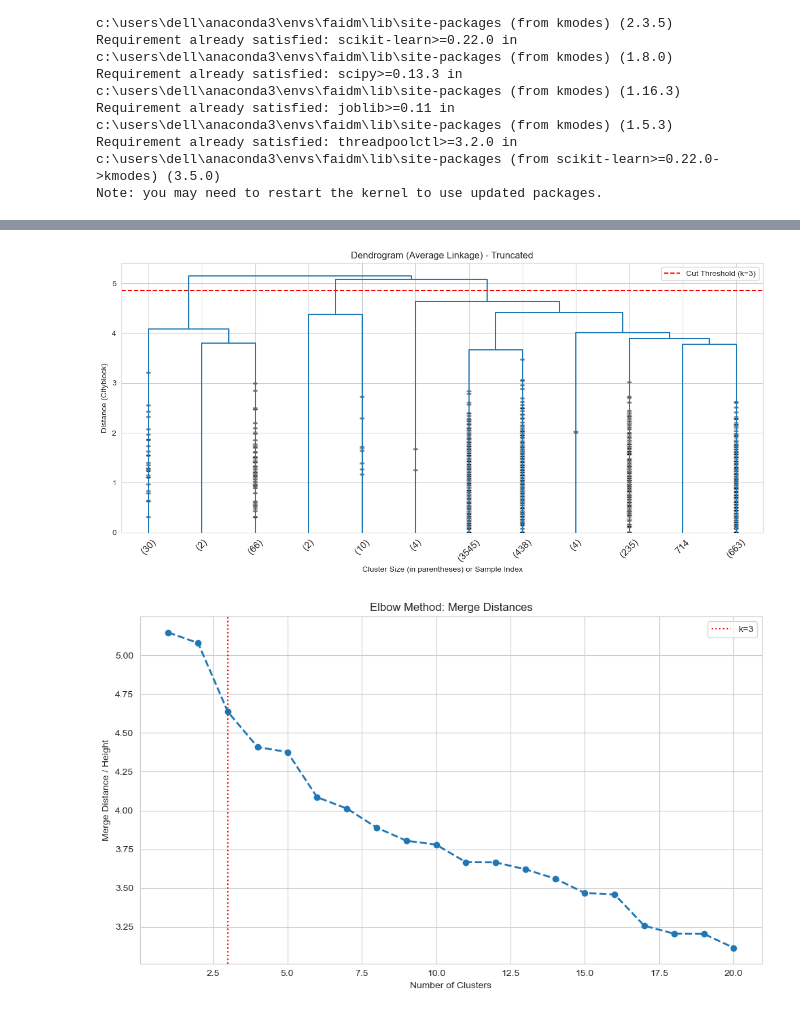
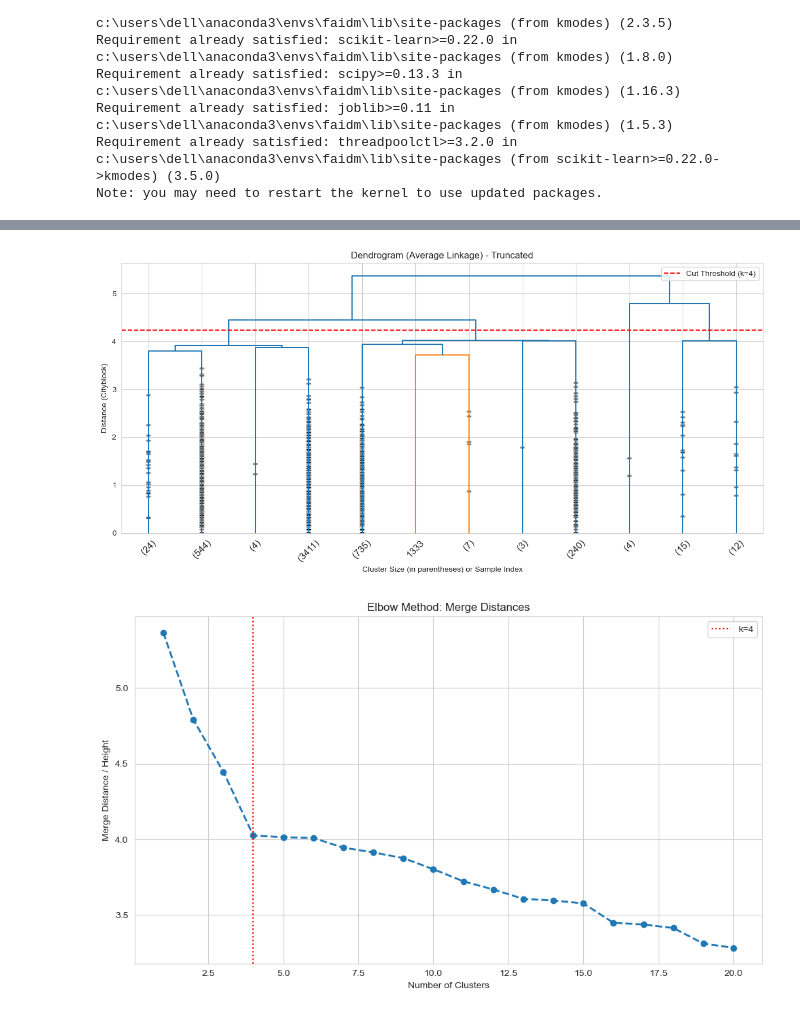
Before and after one commit to RoshanBM/FAIDM-Individual, a Jupyter notebook: diabetes-risk-analysis/notebooks/02_clustering_analysis.ipynb, the cells around one changed output, grey strips where cells are left out. Drawn from its saved outputs; the diff is of its cells as text; code cells hidden in the pictures.

```diff
--- a/diabetes-risk-analysis/notebooks/02_clustering_analysis.ipynb
+++ b/diabetes-risk-analysis/notebooks/02_clustering_analysis.ipynb
@@ -157,6 +166,7 @@ print(f"Explained Variance by Component: {explained_variance[:n_components_95]}"
 # Create the Optimized Dimension-Reduced Dataset for Clustering
 pca_opt = PCA(n_components=n_components_95)
 X_kmeans = pd.DataFrame(pca_opt.fit_transform(X_pca_input))
+X_kmeans.index = X_pca_input.index # Update: Preserve original index to ensure alignment with df for downstream tasks
 X_kmeans.columns = [f"PC{i+1}" for i in range(n_components_95)]
 
 print(f"Transformed Clustering Dataset Shape: {X_kmeans.shape}")
@@ -283,6 +292,6 @@ This ensures our model learns from the full complexity of the data while our hum
 # %%
 # Visualization Configuration
-final_k = 3  # Adjust this based on step 1 results (Elbow/Silhouette)
+final_k = 4  # Adjust this based on step 1 results (Elbow/Silhouette)
 
 # 1. Fit Final K-Means Model on ALL PCA Components (High Performance)
 kmeans_final = KMeans(n_clusters=final_k, random_state=42, n_init=10)
@@ -306,6 +315,14 @@ sns.scatterplot(
     x='PC1_Jitter', y='PC2_Jitter', hue='Cluster', data=viz_df,
     palette='viridis', alpha=0.5, s=15, linewidth=0
 )
+
+# Calculate and Plot Centroids
+centroids = viz_df.groupby('Cluster')[['PC1', 'PC2']].mean()
+plt.scatter(
+    centroids['PC1'], centroids['PC2'],
+    marker='X', s=200, c='red', edgecolors='white', linewidth=2, label='Centroids', zorder=10
+)
+
 plt.title(f'K-Means Clusters (k={final_k}) Visualized with Jitter (Top 2 PCs)', fontsize=14)
 plt.xlabel('Principal Component 1 (Jittered)', fontsize=12)
 plt.ylabel('Principal Component 2 (Jittered)', fontsize=12)
@@ -631,13 +730,19 @@ from sklearn.metrics import silhouette_score
 from sklearn.utils import resample
 
 # -------------------------------------------------------------------------
-# 1. Feature Selection & Dimensionality Reduction (Point 4)
+# 1. Feature Selection & Dimensionality Reduction
 # -------------------------------------------------------------------------
 # We use Principal Components (PCA) to reduce noise and computational cost.
 # X_pca_train contains the top components explaining 95% variance (standardized).
 tuning_sample_size = 5000
 
 if 'X_pca_train' in globals():
+    # FIX: Ensure X_pca_train has the same index as df before sampling,
+    # to avoid KeyError if df has gaps (e.g. from dropping duplicates) vs sequential PCA index.
+    if len(X_pca_train) == len(df) and not X_pca_train.index.equals(df.index):
+        print("Note: Aligning PCA DataFrame index with original DataFrame index.")
+        X_pca_train.index = df.index
+
     # Sample INDICES first so we can retrieve the matching Target vector later for validation
     sample_indices = resample(X_pca_train.index, n_samples=tuning_sample_size, random_state=42, replace=False)
 
@@ -657,7 +762,7 @@ y_tuning_sample = df.loc[sample_indices, 'Diabetes_012']
 print(f"Running Optimization on Sample Size: {len(X_tuning_sample)}...")
 
 # -------------------------------------------------------------------------
-# 2. Linkage Optimization (Point 1 & 2)
+# 2. Linkage Optimization
 # -------------------------------------------------------------------------
 # We compare methods using Cophenetic Correlation to ensure structural faithfulness.
 # We explicitly EXCLUDE 'single' linkage to avoid the "chaining" effect.
@@ -683,10 +788,10 @@ for method in linkage_methods:
             # B. Cophenetic Correlation (Prioritized Metric)
             c, _ = cophenet(Z, dist_matrix)
 
-            # C. Silhouette Score (Secondary check for k=3)
-            labels_k3 = fcluster(Z, 3, criterion='maxclust')
-            if len(set(labels_k3)) > 1:
-                sil = silhouette_score(X_tuning_sample, labels_k3, metric=metric)
+            # C. Silhouette Score (Secondary check for k=4)
+            labels_k4 = fcluster(Z, 4, criterion='maxclust')
+            if len(set(labels_k4)) > 1:
+                sil = silhouette_score(X_tuning_sample, labels_k4, metric=metric)
             else:
                 sil = -1
 
@@ -694,7 +799,7 @@ for method in linkage_methods:
                 'Linkage': method,
                 'Metric': metric,
                 'Cophenetic': c,
-                'Silhouette (k=3)': sil
+                'Silhouette (k=4)': sil
             })
 
             # Selection Logic: Prioritize Cophenetic Correlation (>0.7 goal)
@@ -729,7 +834,7 @@ print(f"\nBest Configuration Found:")
 print(f"• Linkage: {best_params['Linkage']}")
 print(f"• Metric: {best_params['Metric']}")
 print(f"• Cophenetic Coeff: {best_coph:.4f}")
-print(f"• Silhouette Score: {results_df.loc[results_df['Cophenetic'].idxmax(), 'Silhouette (k=3)']:.4f}")
+print(f"• Silhouette Score: {results_df.loc[results_df['Cophenetic'].idxmax(), 'Silhouette (k=4)']:.4f}")
 # %% [output]
 Using PCA Transformed Features for Hierarchical Clustering.
 Running Optimization on Sample Size: 5000...
@@ -761,6 +869,6 @@ We visualize the hierarchical structure using the best-performing linkage method
 # %%
 # -------------------------------------------------------------------------
-# 3. Visualization & Thresholding (Point 3)
+# 3. Visualization & Thresholding
 # -------------------------------------------------------------------------
 
 # Plot 1: Truncated Dendrogram with Cut Line
@@ -780,39 +888,39 @@ dendrogram(
     show_leaf_counts=True # Show number of samples in each collapsed branch
 )
 
-# "Cutting" the Tree (k=3)
+# "Cutting" the Tree (k=4)
 # We find the visual cut line for 3 clusters
-k_cut = 3
+k_cut = 4
 # The height of the merge that creates k clusters is roughly Z[-(k-1), 2]
 # We want to cut slightly below that merge, but above the next merge.
 cut_y = (best_linkage[-(k_cut-1), 2] + best_linkage[-k_cut, 2]) / 2
 plt.axhline(y=cut_y, c='r', linestyle='--', label=f'Cut Threshold (k={k_cut})')
 plt.legend()
 plt.tight_layout()
 plt.show()
 
 
 # Plot 2: Elbow Method for Hierarchical (Scree Plot of Distances)
 plt.figure(figsize=(10, 6))
 # Plot the distances of the last 20 merges (Inverted to show "Steps")
 # x-axis = Number of Clusters
 # y-axis = Linkage Distance
 last_distances = best_linkage[:, 2][-20:][::-1]
 idxs = np.arange(1, len(last_distances) + 1)
 plt.plot(idxs, last_distances, marker='o', linestyle='--', linewidth=2)
 plt.title("Elbow Method: Merge Distances")
 plt.xlabel("Number of Clusters")
 plt.ylabel("Merge Distance / Height")
 plt.grid(True)
 
-# Annotate the Elbow at k=3
-plt.axvline(x=3, color='r', linestyle=':', label='k=3')
+# Annotate the Elbow at k=4
+plt.axvline(x=4, color='r', linestyle=':', label='k=4')
 plt.legend()
 
 plt.tight_layout()
 plt.show()
 # %% [output]
-[figure, old version]
+[figure, new version]
-[figure, old version]
+[figure, new version]
 # %%
 # -------------------------------------------------------------------------
```
Also changed, not shown: parts of 27 cells of this notebook, 2 other files.
